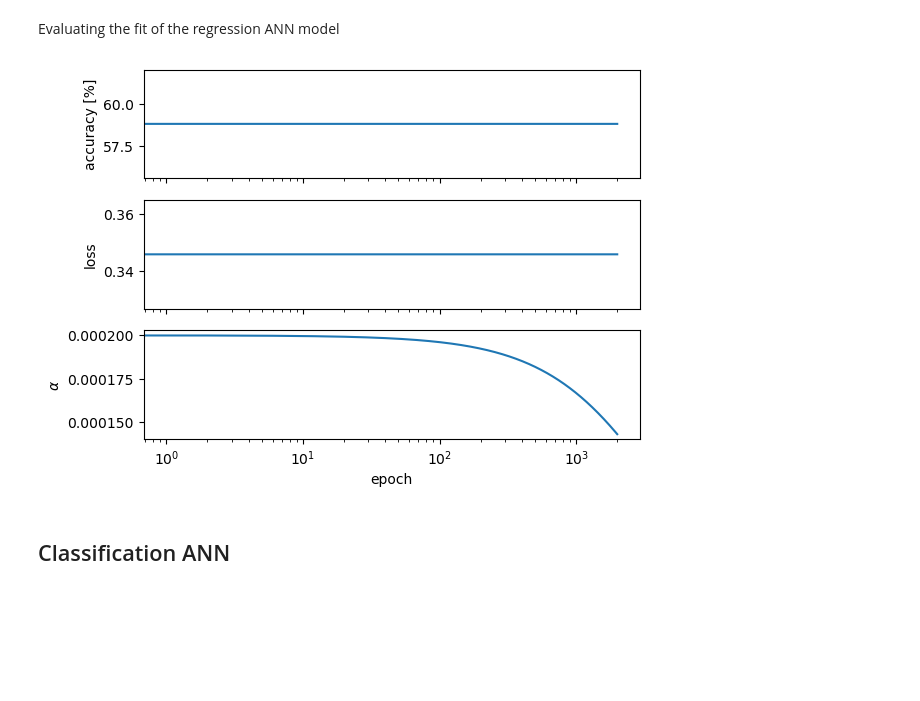
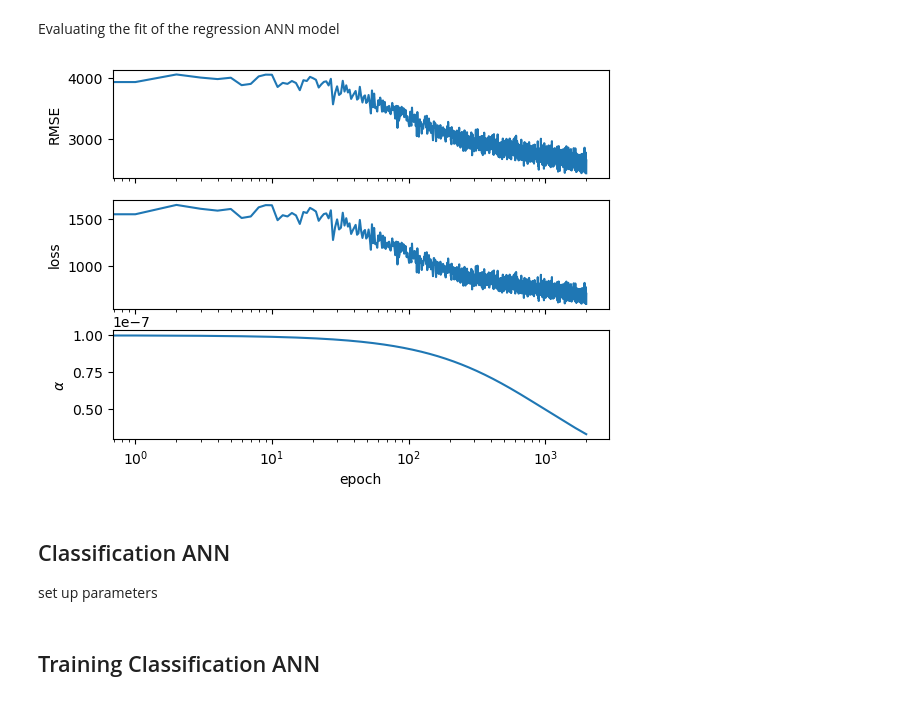
Before and after one commit to JXDolan/277B_HW5, a Jupyter notebook: Homework_5.ipynb, the cells around one changed output. Cells and saved outputs as stored; diff of their text form; code cells hidden in the pictures; blank space fills up the shorter version.

Commit message:
removed dropout and ReLU from output layer

```diff
--- a/Homework_5.ipynb
+++ b/Homework_5.ipynb
@@ -142,7 +142,7 @@ x_train_cla, x_test_cla, y_train_cla, y_test_cla = tt_split_regression(cl_df_1,
 class Layer_Dense():
 
     def __init__(self, n_inputs, n_neurons):
-        self.weights = np.random.randn(n_inputs, n_neurons)
+        self.weights = 0.1* np.random.randn(n_inputs, n_neurons)
         self.biases  = np.zeros((1, n_neurons))
 
     def forward(self, inputs):
@@ -337,16 +337,18 @@ Nneurons2 = 128
 Nneurons3 = 256
 
 Nepochs = 2000
-learning_rate = 0.001
+learning_rate = 0.00001
 decay = 0.001
 momentum = 0.8
 dropout_rate = 0.2
 
 Nfeatures = x_train_reg.shape[1] #columns in regression df
+display(x_train_reg)
+print(x_train_reg.shape[1])
 
 dense1 = Layer_Dense(Nfeatures, Nneurons1)
 dense2 = Layer_Dense(Nneurons1, Nneurons2)
-dense3 = Layer_Dense(Nneurons2, Nfeatures)
+dense3 = Layer_Dense(Nneurons2, 1)
 
 drop1 = Layer_dropout(dropout_rate)
 drop2 = Layer_dropout(dropout_rate)
@@ -384,23 +401,22 @@ for epoch in range(Nepochs):
 
     #layer 3 forward
     dense3.forward(drop2.output)
-    ReLU3.forward(dense3.output)
-    drop3.forward(ReLU3.output)
+
 
     #get predictions
-    Y_pred = drop3.output
+    Y_pred = dense3.output
 
     #display(Y_pred)
     #print("Y-pred: ",Y_pred.shape)
     #print("y_train_reg: ", Target.shape)
 
-    loss = loss_activation(Target, Y_pred) #MSE
-
-    RMSE = math.sqrt(loss)
-
     #reshape to 1D
     oned_Y_pred = np.reshape(Y_pred, -1)
     oned_Target = np.reshape(Target, -1)
+
+    loss = loss_activation(oned_Target, oned_Y_pred) #MSE
+
+    RMSE = math.sqrt(loss)
 
     #calculate gradient of MSE (2/n(Y_pred - Target))
     dY_pred = 2 * ( oned_Y_pred - oned_Target) / Target.shape[0]
@@ -412,9 +428,7 @@ for epoch in range(Nepochs):
     -----------------
     '''
     #layer 3 backward
-    drop3.backward(dY_pred)
-    ReLU3.backward(drop3.dinputs)
-    dense3.backward(ReLU3.dinputs)
+    dense3.backward(dY_pred)
 
     #layer 2 backward
     drop2.backward(dense3.dinputs)
@@ -473,17 +487,19 @@ Evaluating the fit of the regression ANN model
 # %%
 xplot = np.arange(Nepochs)
 
 fig1, ax1 = plt.subplots(3, 1, sharex = True)
 ax1[0].plot(xplot, 100*Monitor[:,0])
-ax1[0].set_ylabel('accuracy [%]')
+ax1[0].set_ylabel('RMSE')
 ax1[1].plot(xplot, Monitor[:,1])
 ax1[1].set_ylabel('loss')
 ax1[2].plot(xplot, Monitor[:,2])
 ax1[2].set_ylabel(r'$\alpha$')
 ax1[2].set_xlabel('epoch')
 plt.xscale('log', base = 10)
 plt.show()
 # %% [output]
-[figure, old version]
+[figure, new version]
 # %% [markdown]
 ## Classification ANN
+
+set up parameters
@@ -489,0 +539,2 @@ plt.show()
+# %% [markdown]
+## Training Classification ANN
```
Also changed, not shown: parts of 5 cells of this notebook.
